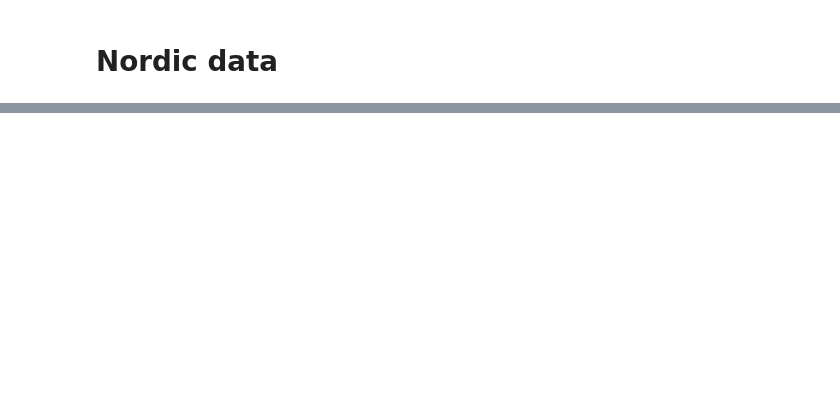
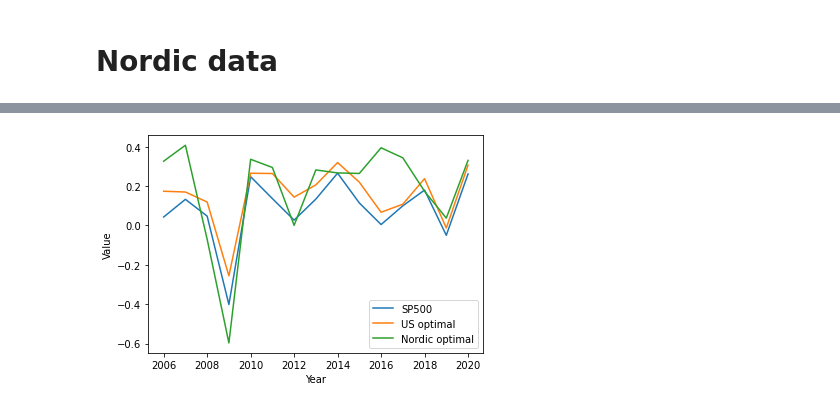
Before and after one commit to FerdinandBjerreWahl/BA, a Jupyter notebook: Backtest.ipynb, the cells around one changed output, grey strips where cells are left out. Saved outputs shown, nothing was run; the diff lists cells and outputs as text; code cells hidden in the pictures; blank space fills up the shorter version.

```diff
--- a/Backtest.ipynb
+++ b/Backtest.ipynb
@@ -60,4 +62,4 @@ num = 20
 # %%
-BacktestDF = backtest(rf, esg, returns, score, window,num=num)
+BacktestB = backtest(rf, esg, returns, score, window,num=num)
 # %% [output]
 For window:  0
@@ -286,0 +273,6 @@ returnsN
+# %%
+rf = 0.0
+score = 'environment_score'
+window = 5
+num = None
+BacktestBN = backtest(rf, esg, returnsN, score, window,num=num)
@@ -342,0 +467,16 @@ dtype: float64
+# %%
+plt.plot(years ,pctlst, label='SP500')
+plt.plot(years,USB,label='US optimal')
+plt.plot(years,NOB,label='Nordic optimal')
+
+
+
+plt.xlabel('Year')
+plt.ylabel('Value')
+plt.legend()
+
+# Plot a red dot at the portfolio with the highest Sharpe ratio
+plt.savefig('PCT_best')
+plt.show()
+# %% [output]
+[figure, added]
```
Also changed, not shown: parts of 39 cells of this notebook, 8 other files.
